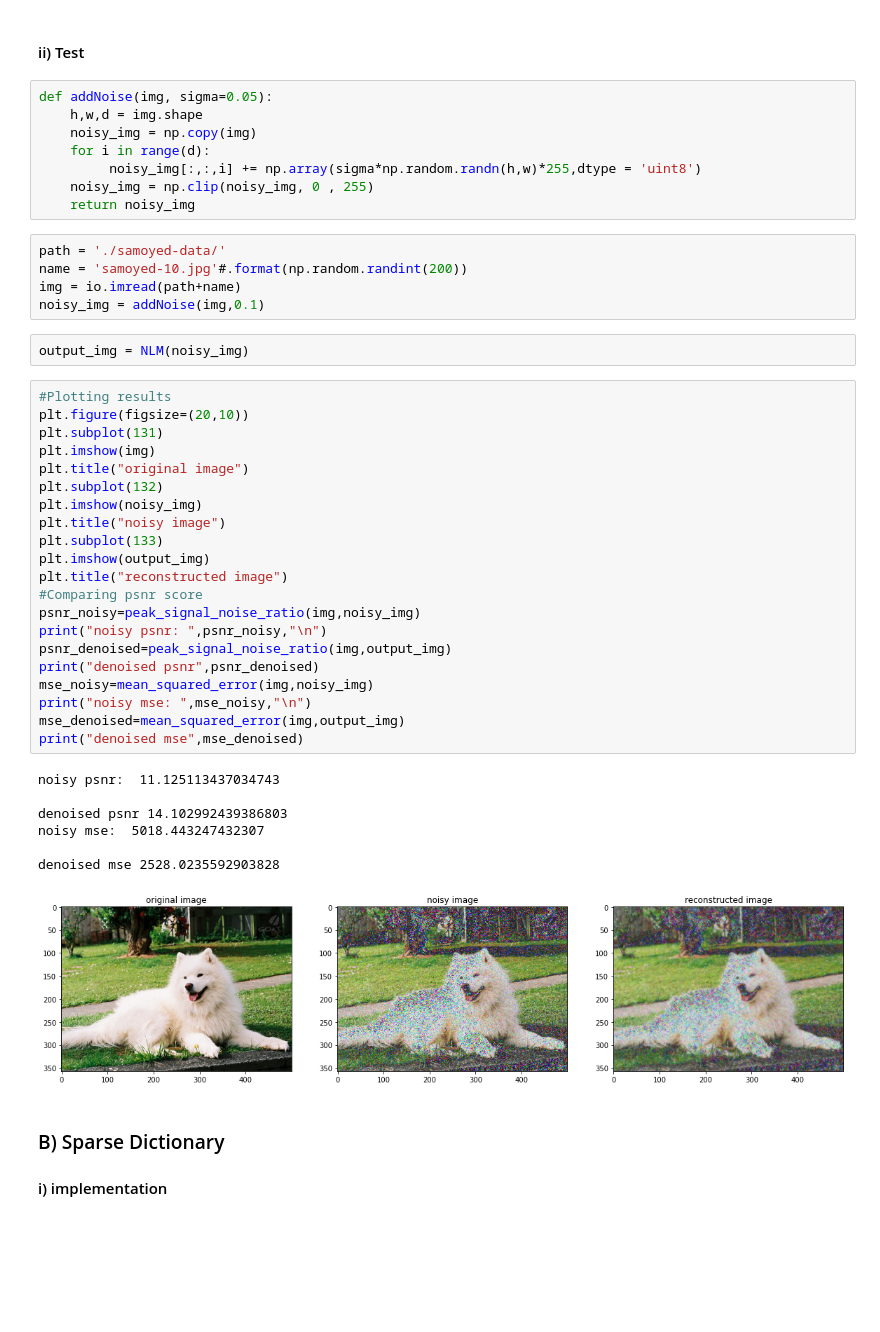
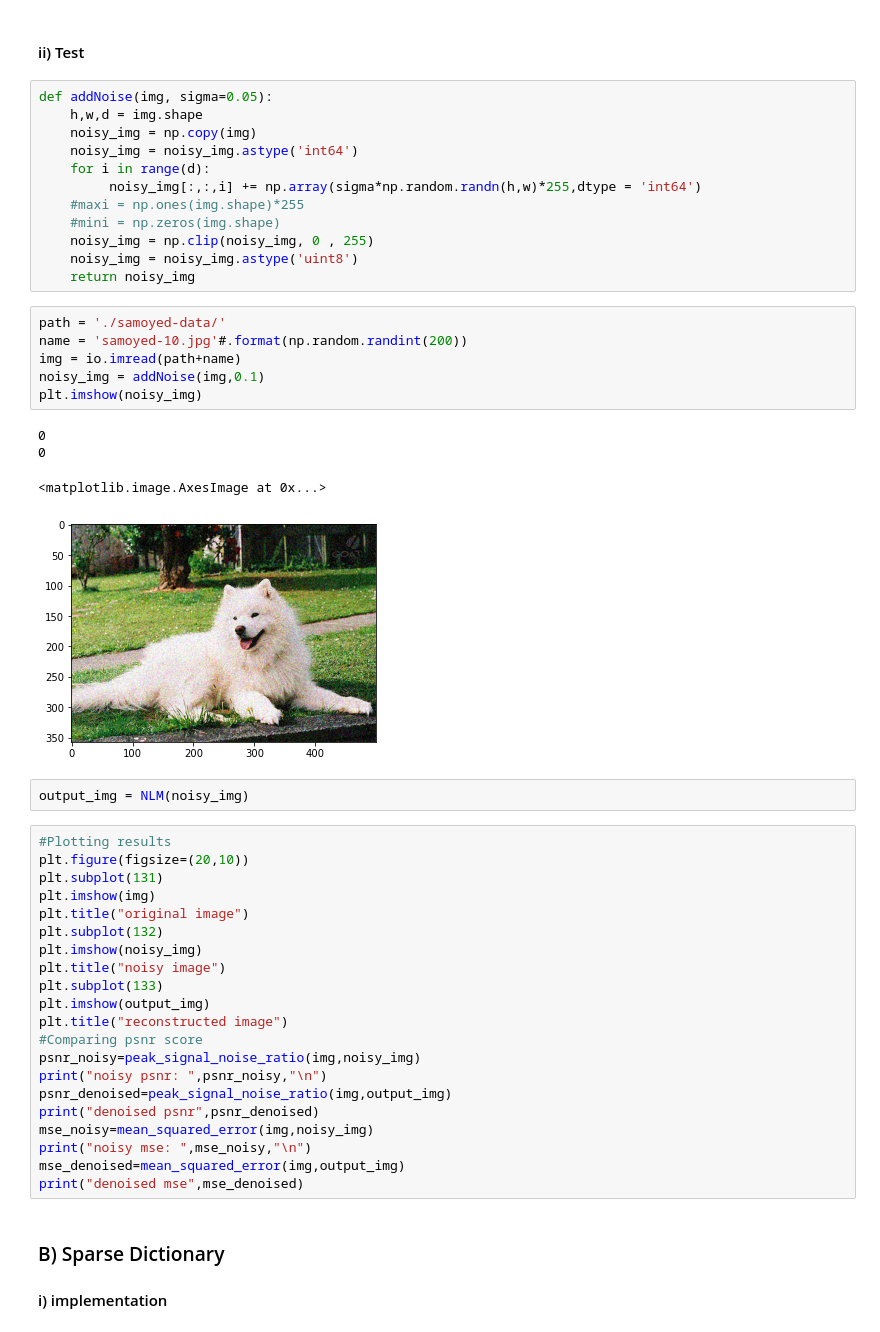
Before and after one commit to pt0m/project_CI, a Jupyter notebook: Untitled1.ipynb, the cells around one changed output. Cells and saved outputs as stored; diff of their text form; blank space fills up the shorter version.

```diff
--- a/Untitled1.ipynb
+++ b/Untitled1.ipynb
@@ -76,15 +76,25 @@ def NLM(noisy,S = 10, s = 4, alpha = 14):
 def addNoise(img, sigma=0.05):
     h,w,d = img.shape
     noisy_img = np.copy(img)
+    noisy_img = noisy_img.astype('int64')
     for i in range(d):
-         noisy_img[:,:,i] += np.array(sigma*np.random.randn(h,w)*255,dtype = 'uint8')
+         noisy_img[:,:,i] += np.array(sigma*np.random.randn(h,w)*255,dtype = 'int64')
+    #maxi = np.ones(img.shape)*255
+    #mini = np.zeros(img.shape)
     noisy_img = np.clip(noisy_img, 0 , 255)
+    noisy_img = noisy_img.astype('uint8')
     return noisy_img
 # %%
 path = './samoyed-data/'
 name = 'samoyed-10.jpg'#.format(np.random.randint(200))
 img = io.imread(path+name)
 noisy_img = addNoise(img,0.1)
+plt.imshow(noisy_img)
+# %% [output]
+0
+0
+<matplotlib.image.AxesImage at 0x...>
+[figure, added]
 # %%
 output_img = NLM(noisy_img)
 # %%
@@ -108,14 +118,6 @@ mse_noisy=mean_squared_error(img,noisy_img)
 print("noisy mse: ",mse_noisy,"\n")
 mse_denoised=mean_squared_error(img,output_img)
 print("denoised mse",mse_denoised)
-# %% [output]
-noisy psnr:  11.125113437034743
-
-denoised psnr 14.102992439386803
-noisy mse:  5018.443247432307
-
-denoised mse 2528.0235592903828
-[figure, removed]
 # %% [markdown]
 ### B) Sparse Dictionary
 
```
